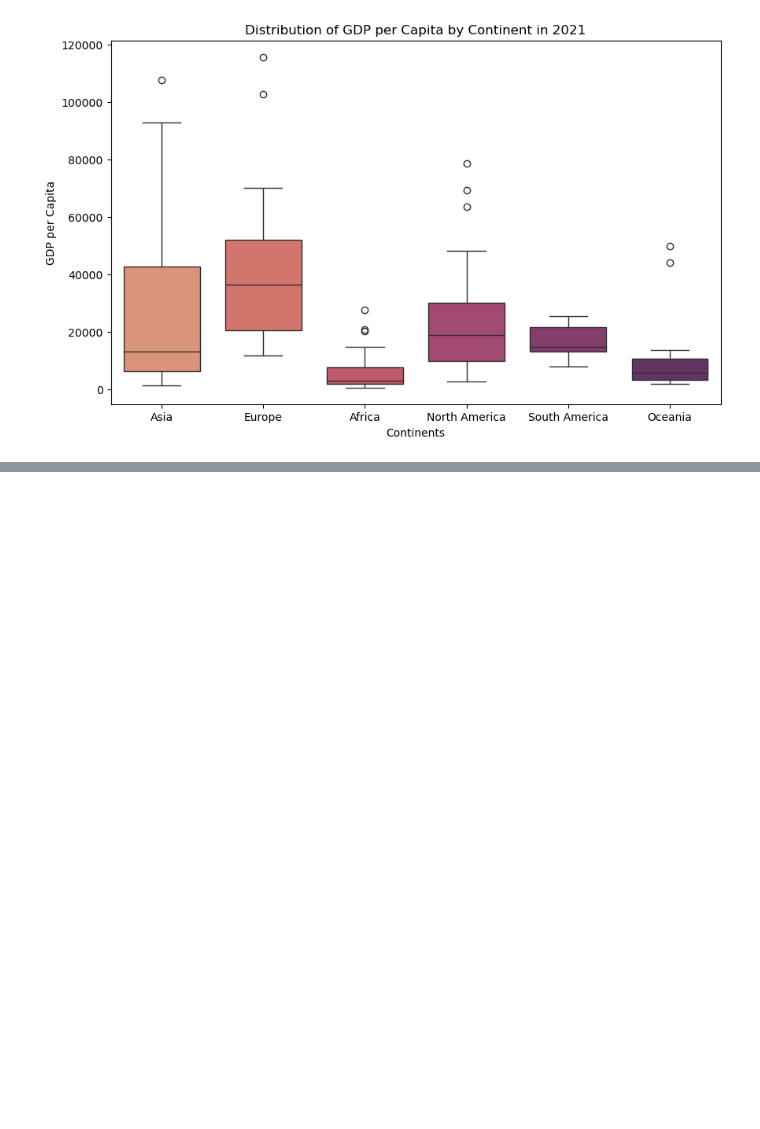
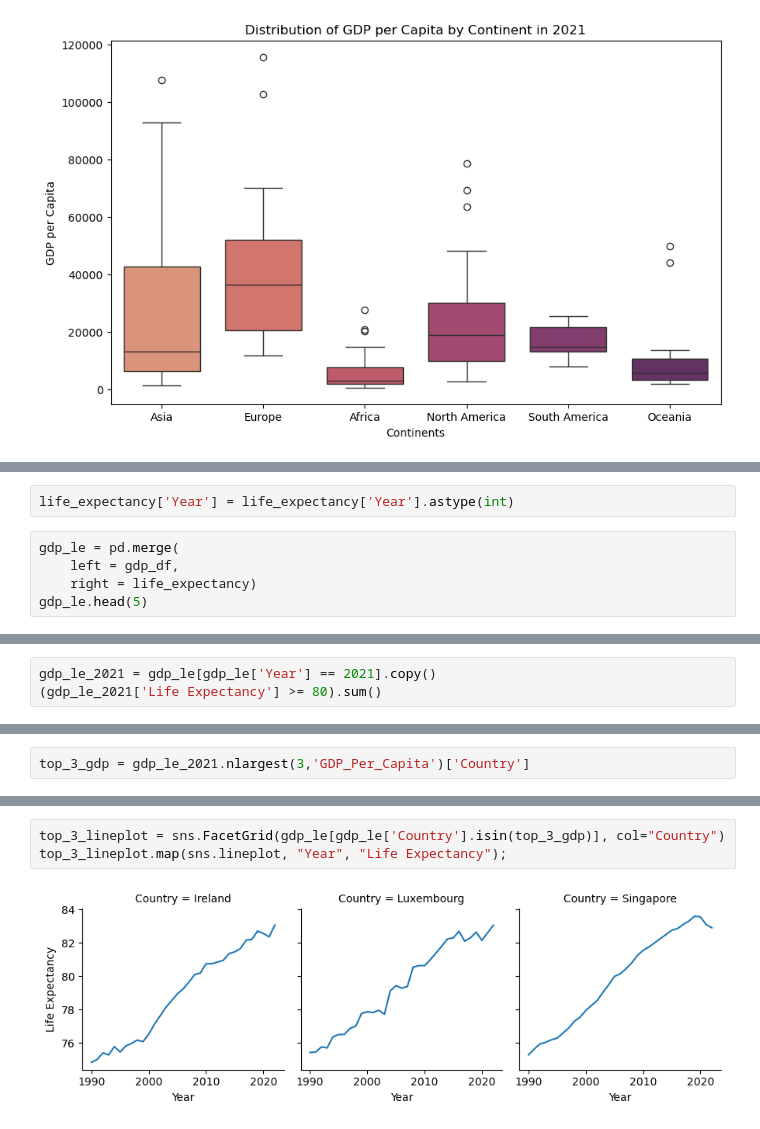
Before and after one commit to nss-data-science-cohort-8/un-exploration-graciepiantek, a Jupyter notebook: notebooks/UN_Data_Exploration.ipynb, the cells around one changed output, grey strips where cells are left out. Saved outputs shown, nothing was run; the diff lists cells and outputs as text; blank space fills up the shorter version.

```diff
--- a/notebooks/UN_Data_Exploration.ipynb
+++ b/notebooks/UN_Data_Exploration.ipynb
@@ -322,0 +294,7 @@ If time allows, check out the plotly library to add additional interativity to y
+# %%
+life_expectancy['Year'] = life_expectancy['Year'].astype(int)
+# %%
+gdp_le = pd.merge(
+    left = gdp_df,
+    right = life_expectancy)
+gdp_le.head(5)
@@ -322,0 +310,3 @@ If time allows, check out the plotly library to add additional interativity to y
+# %%
+gdp_le_2021 = gdp_le[gdp_le['Year'] == 2021].copy()
+(gdp_le_2021['Life Expectancy'] >= 80).sum()
@@ -322,0 +317,2 @@ If time allows, check out the plotly library to add additional interativity to y
+# %%
+top_3_gdp = gdp_le_2021.nlargest(3,'GDP_Per_Capita')['Country']
@@ -322,0 +335,5 @@ If time allows, check out the plotly library to add additional interativity to y
+# %%
+top_3_lineplot = sns.FacetGrid(gdp_le[gdp_le['Country'].isin(top_3_gdp)], col="Country")
+top_3_lineplot.map(sns.lineplot, "Year", "Life Expectancy");
+# %% [output]
+[figure, added]
```
Also changed, not shown: parts of 58 cells of this notebook.
